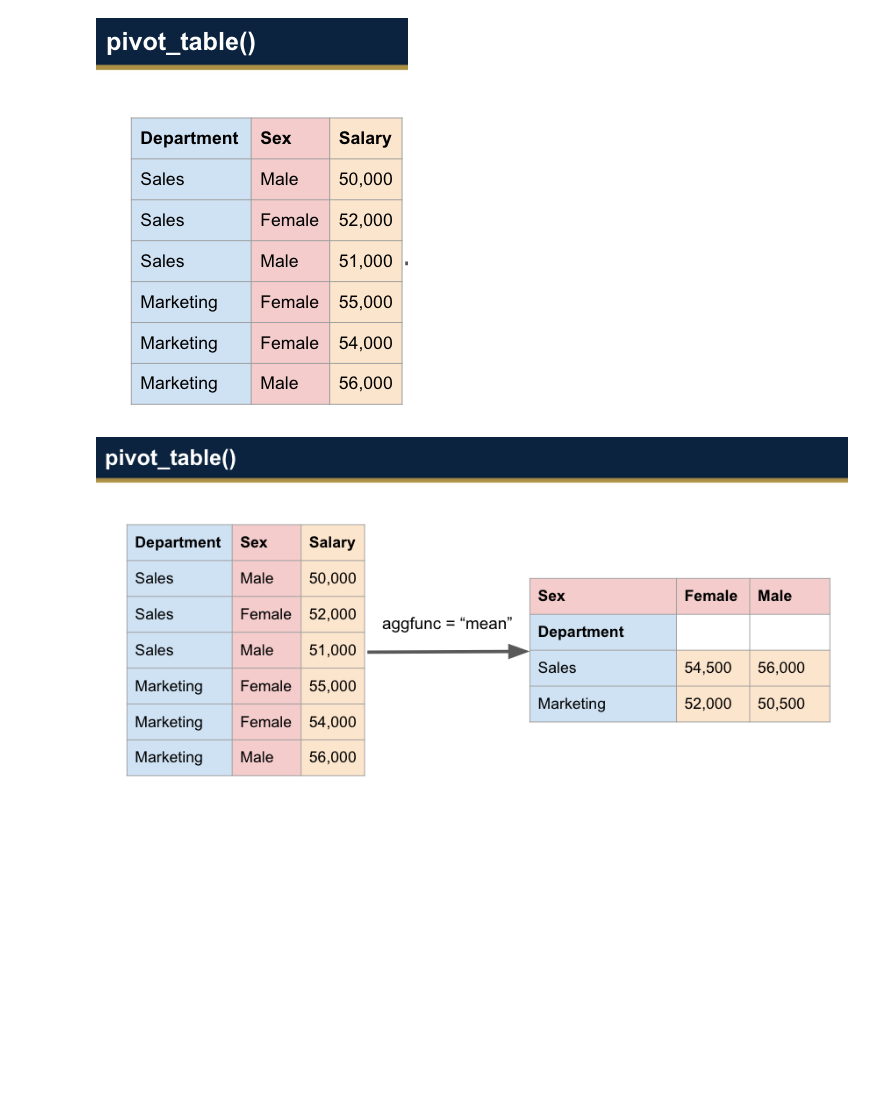
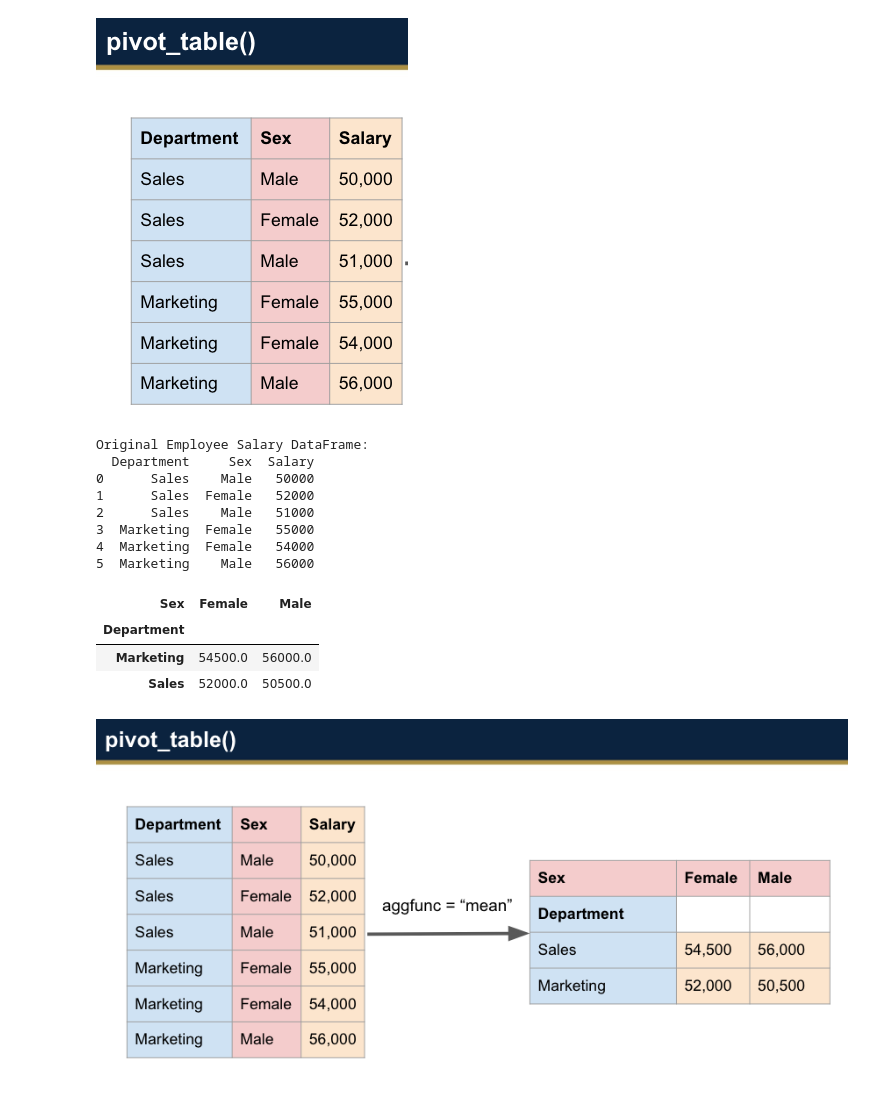
Before and after one commit to naraujodc/Araujo_Data_Science_Portfolio, a Jupyter notebook: in_class_activities/tidy_data/IDS_6_1_IN_CLASS-1.ipynb, the cells around one changed output. Drawn from its saved outputs; the diff is of its cells as text; code cells hidden in the pictures; blank space fills up the shorter version.

Commit message:
data wrangling

```diff
--- a/in_class_activities/tidy_data/IDS_6_1_IN_CLASS-1.ipynb
+++ b/in_class_activities/tidy_data/IDS_6_1_IN_CLASS-1.ipynb
@@ -222,16 +222,34 @@ Original (Tidy) Weather DataFrame:
 # %%
 # Create a sample tidy DataFrame for employee salaries
 df_salaries = pd.DataFrame({
     'Department': ['Sales', 'Sales', 'Sales', 'Marketing', 'Marketing', 'Marketing'],
     'Sex': ['Male', 'Female', 'Male', 'Female', 'Female', 'Male'],
     'Salary': [50000, 52000, 51000, 55000, 54000, 56000]
 })
 
 print("\nOriginal Employee Salary DataFrame:")
 print(df_salaries)
 
 # Create a pivot table: aggregate 'Salary' using the mean,
 # with 'Department' as the index and 'Gender' as the columns.
+pd.pivot_table(df_salaries,
+               index="Department",
+               columns="Sex",
+               values="Salary",
+               aggfunc="mean")
+# %% [output]
+Original Employee Salary DataFrame:
+  Department     Sex  Salary
+0      Sales    Male   50000
+1      Sales  Female   52000
+2      Sales    Male   51000
+3  Marketing  Female   55000
+4  Marketing  Female   54000
+5  Marketing    Male   56000
+| Sex | Female | Male |
+| Department |  |  |
+| Marketing | 54500.0 | 56000.0 |
+| Sales | 52000.0 | 50500.0 |
 # %% [markdown]
 ![image.png](embedded-picture-1)
 # %% [markdown]
```
